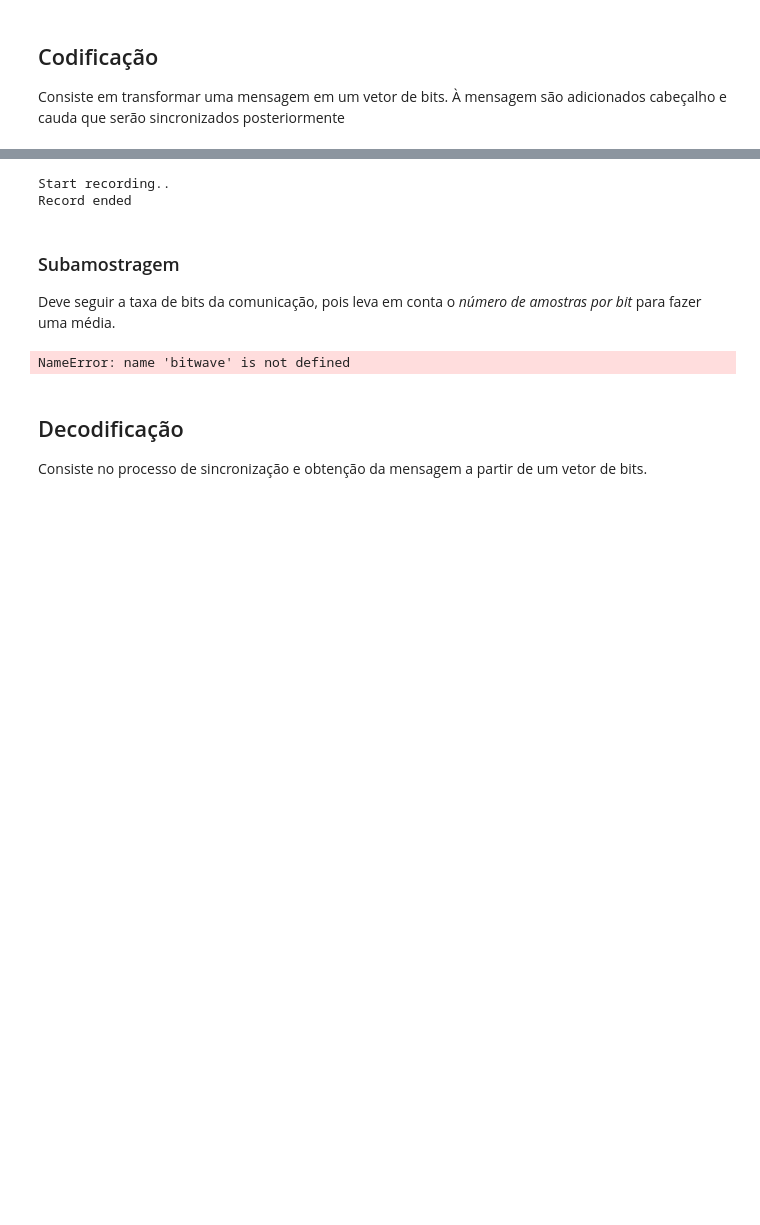
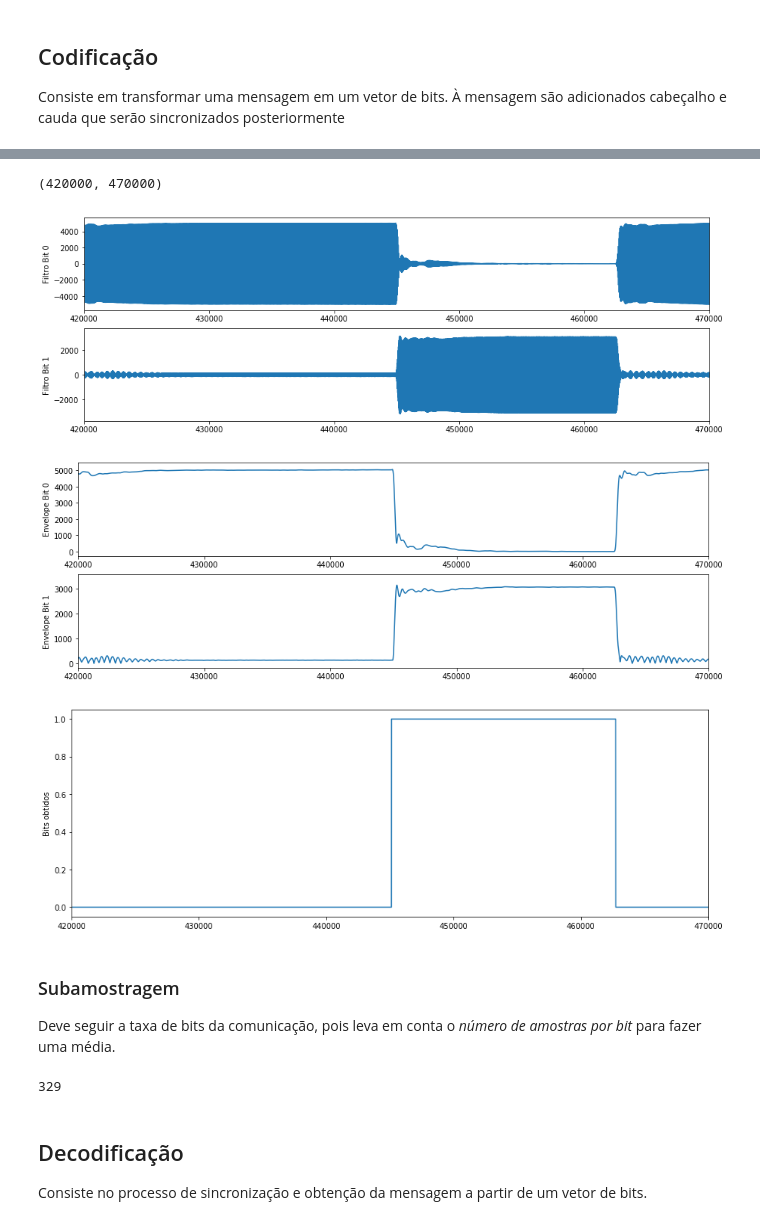
Before and after one commit to rodrigocaus/acoustic_modem, a Jupyter notebook: doc/apresentacao.ipynb, the cells around one changed output, grey strips where cells are left out. Drawn from its saved outputs; the diff is of its cells as text; code cells hidden in the pictures; blank space fills up the shorter version.

```diff
--- a/doc/apresentacao.ipynb
+++ b/doc/apresentacao.ipynb
@@ -87,17 +88,71 @@ Processo não-coerente, isto é, não depende da fase para ser feito. O processo
-# %%
-audio = getAudio()
-bitwave = FSKdemod(audio)
-# %% [output]
-Start recording..
-Record ended
+# %%
+Fs, wave = wavfile.read("../hello_rec.wav")
+
+## Função FSKdemod para apresentação ##
+f0 = 1400.0
+df = 500.0
+
+low_freq = f0 - df
+high_freq = f0 + df
+# Criacao dos filtros de Butterworth (passa faixa em high\low_freq +\- 100Hz)
+filter_order = 5
+dev = 100
+sos_low = signal.butter(filter_order, [(
+    low_freq - dev), (low_freq + dev)], btype='band', fs=Fs, output='sos')
+sos_high = signal.butter(filter_order, [(
+    high_freq - dev), (high_freq + dev)], btype='band', fs=Fs, output='sos')
+
+# Filtragem da entrada
+low_wave = signal.sosfilt(sos_low, wave)
+high_wave = signal.sosfilt(sos_high, wave)
+
+plt.figure(figsize=(15,5))
+plt.subplot(211)
+plt.plot(low_wave)
+plt.ylabel("Filtro Bit 0")
+plt.xlim(420000, 470000)
+plt.subplot(212)
+plt.plot(high_wave)
+plt.ylabel("Filtro Bit 1")
+plt.xlim(420000, 470000)
+
+# Deteccao de envelope
+low_wave = np.abs(signal.hilbert(low_wave))
+high_wave = np.abs(signal.hilbert(high_wave))
+
+plt.figure(figsize=(15,5))
+plt.subplot(211)
+plt.plot(low_wave)
+plt.ylabel("Envelope Bit 0")
+plt.xlim(420000, 470000)
+plt.subplot(212)
+plt.plot(high_wave)
+plt.ylabel("Envelope Bit 1")
+plt.xlim(420000, 470000)
+
+# Subtracao dos sinais para comparacao
+bitwave = high_wave/max(high_wave) - low_wave/max(low_wave)
+bitwave[bitwave > 0.0] = 1.0
+bitwave[bitwave <= 0.0] = 0.0
+
+plt.figure(figsize=(15,5))
+plt.plot(bitwave)
+plt.ylabel("Bits obtidos")
+plt.xlim(420000, 470000)
+# %% [output]
+(420000, 470000)
+[figure, added]
+[figure, added]
+[figure, added]
 # %% [markdown]
 ### Subamostragem
 
 Deve seguir a taxa de bits da comunicação, pois leva em conta o _número de amostras por bit_ para fazer uma média.
-# %%
-bits = bitWaveSample(bitwave)
-# %% [output]
-NameError: name 'bitwave' is not defined
+# %%
+bits = bitwaveSample(bitwave)
+print(len(bits))
+# %% [output]
+329
 # %% [markdown]
 ## Decodificação
 
```
Also changed, not shown: parts of 10 cells of this notebook, 5 other files.
